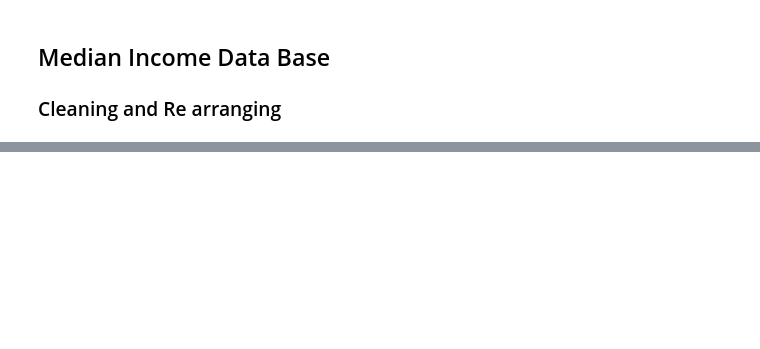
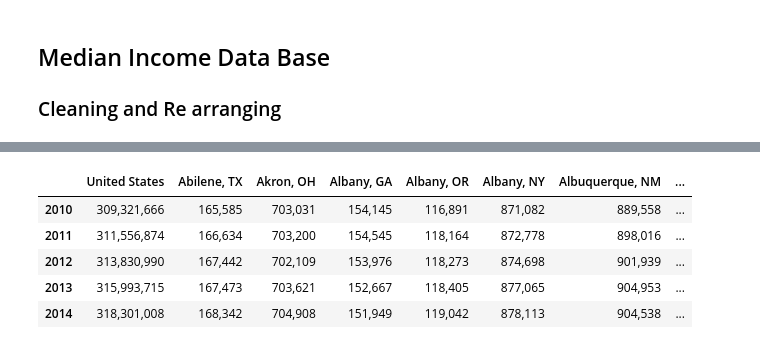
Before and after one commit to Luminous171/Project_1, a Jupyter notebook: Python_Files/clean_data_bases_2020.11.10.ipynb, the cells around one changed output, grey strips where cells are left out. Drawn from its saved outputs; the diff is of its cells as text; code cells hidden in the pictures; blank space fills up the shorter version.

```diff
--- a/Python_Files/clean_data_bases_2020.11.10.ipynb
+++ b/Python_Files/clean_data_bases_2020.11.10.ipynb
@@ -404,0 +436,89 @@ median_income_df['Mean income (dollars)']=median_income_df['Mean income (dollars
+# %%
+# read the house_prices_msa.csv. this file will be used for sale price data
+file_name='msa_pop_by_year.csv'
+csv_file=Path(f"../Data/{file_name}")
+census_df= pd.read_csv(csv_file)
+
+# I drop rows that i do not need
+census_df=census_df.loc[2:430]
+
+# I rename field that will be used as column
+census_df.iloc[0,0]='Identifier'
+
+#grab the first row for the header
+new_header = census_df.iloc[0]
+
+#take the data less the header row
+census_df = census_df[1:]
+
+#set the header row as the df header and reset index
+census_df.columns = new_header
+census_df.reset_index(inplace=True)
+
+# Delete name of existing index
+census_df.columns.name = None
+
+# Drop unnecessary columns and rows
+census_df.drop(columns=['index','Census','Estimates Base'],inplace=True)
+
+census_df.drop([1],inplace=True)
+# census_df.drop(['.In Metropolitan Statistical Area'],inplace=True)
+
+# Delete Rows containing Metro Divisions
+census_df['Type']= census_df['Identifier'].str[-14:]
+census_df.drop(census_df[census_df['Type']=='Metro Division'].index, inplace = True)
+census_df.drop(census_df[census_df['Identifier']=='.In Metropolitan Statistical Area'].index, inplace = True)
+census_df.drop(census_df[census_df['Identifier']=='.'].index, inplace = True)
+
+# Split MSA from text string - Used to Create City, State and
+census_df[['City','extra']] = census_df['Identifier'].str.split(", ", n = 1, expand=True)
+census_df['State'] = census_df['extra'].str[0:2]
+census_df[['City1','extra1']] = census_df['City'].str.split(".", n = 1, expand=True)
+census_df[['City2','extra2']] = census_df['extra1'].str.split(".", n = 1, expand=True)
+
+# Rename columns and delete the ones we do not use
+# Clean and rename
+census_df.rename(columns={'City':'drop', 'City2':'City'}, inplace= True)
+census_df.drop(columns=['drop','City1','extra','extra1','extra2'],inplace=True)
+
+# Final Split MSA from text string
+census_df[['City','extra']] = census_df['City'].str.split("-", n = 1, expand=True)
+census_df.drop(columns=['extra'],inplace=True)
+
+# census_df['MSA'] = census_df['MSA'].str[1:]
+census_df['MSA'] = census_df['City']+', '+census_df['State']
+
+# census_df=census_df.set_index('')
+census_df.sort_values(by='MSA')
+
+# Fill NANs for Puerto Rico and United States
+census_df.iloc[0,-1]='United States'
+census_df.MSA[census_df.City=='United States'] = 'United States'
+census_df.MSA[census_df.City=='Puerto Rico'] = 'Puerto Rico'
+
+# Create data farme for census statistics (CAGR, Last, others by MSA)
+census_stats_df=pd.DataFrame(census_df[['MSA','City','State']])
+census_stats_df=census_stats_df.set_index('MSA')
+
+
+# Final clean up of data frame census_df - Drop unused columns and re Arrange Columns
+census_df.drop(columns=['Identifier','Type','City','State'], inplace=True)
+census_df=census_df.set_index('MSA')
+census_df=census_df.transpose()
+
+# Delete name of existing index
+census_df.columns.name = None
+
+# Not in Use
+# cols_to_order=['City', 'State']
+# new_columns=cols_to_order + (census_df.columns.drop(cols_to_order).tolist())
+# census_df=census_df[new_columns]
+
+census_df.head(5)
+# %% [output]
+|  | United States | Abilene, TX | Akron, OH | Albany, GA | Albany, OR | Albany, NY | Albuquerque, NM | ... |
+| 2010 | 309,321,666 | 165,585 | 703,031 | 154,145 | 116,891 | 871,082 | 889,558 | ... |
+| 2011 | 311,556,874 | 166,634 | 703,200 | 154,545 | 118,164 | 872,778 | 898,016 | ... |
+| 2012 | 313,830,990 | 167,442 | 702,109 | 153,976 | 118,273 | 874,698 | 901,939 | ... |
+| 2013 | 315,993,715 | 167,473 | 703,621 | 152,667 | 118,405 | 877,065 | 904,953 | ... |
+| 2014 | 318,301,008 | 168,342 | 704,908 | 151,949 | 119,042 | 878,113 | 904,538 | ... |
```
Also changed, not shown: parts of 17 cells of this notebook.
